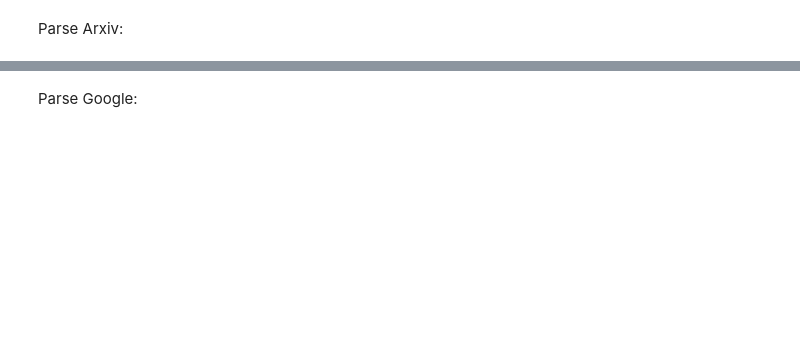
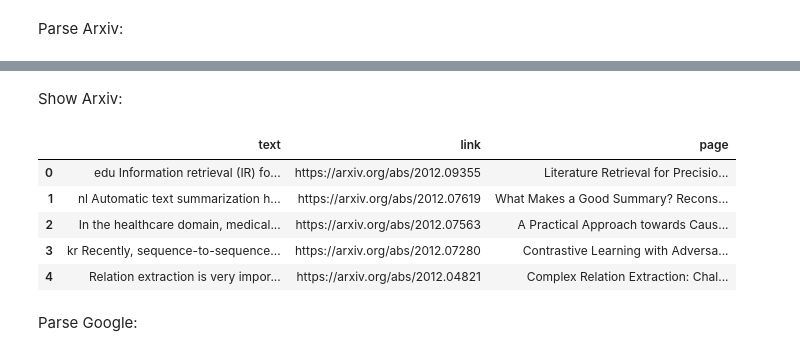
Before and after one commit to SergeyKamenshchikov/Sksummy, a Jupyter notebook: meta.ipynb, the cells around one changed output, grey strips where cells are left out. Cells and saved outputs as stored; diff of their text form; code cells hidden in the pictures; blank space fills up the shorter version.

```diff
--- a/meta.ipynb
+++ b/meta.ipynb
@@ -785,3 +806,11 @@ def get_entities(rawtext, keys_number):
+# %%
+compress = True
+
+wiki_sum = True
+gogle_sum = True
+
+arxiv_sum = True
+patnt_sum = True
 # %% [markdown]
 Create query:
 # %%
@@ -842,0 +888,29 @@ Wall time: 1 s
+# %%
+%%time
+
+arxivtext = ''
+arxivkeys = ''
+
+df_arxiv = pd.DataFrame()
+
+if arxiv_sum == True:
+    try:
+        df_arxiv = parse_arxiv(query, page_number)[2]
+        arxivtext = ''.join(list(df_arxiv['text']))
+
+        if compress == True:
+            arxivtext = coref_res(filter_triplet(arxivtext))
+
+        arxiv_entities = get_entities(arxivtext, keys_number)
+        arxivkeys = graph_keys(arxivtext, keys_number)
+
+        print('|Keywords|:', arxivkeys, '\n')
+        print('|Entities|:', arxiv_entities, '\n')
+
+    except:
+        print('No data')
+
+    df_arxiv.replace('', np.nan, inplace=True)
+    df_arxiv.dropna(inplace=True)
+
+winsound.Beep(2500, 1000)
@@ -843,2 +923,13 @@ Wall time: 1 s
+# %% [markdown]
+Show Arxiv:
+# %%
+df_arxiv.head()
+# %% [output]
+|  | text | link | page |
+| 0 | edu Information retrieval (IR) fo... | https://arxiv.org/abs/2012.09355 | Literature Retrieval for Precisio... |
+| 1 | nl Automatic text summarization h... | https://arxiv.org/abs/2012.07619 | What Makes a Good Summary? Recons... |
+| 2 | In the healthcare domain, medical... | https://arxiv.org/abs/2012.07563 | A Practical Approach towards Caus... |
+| 3 | kr Recently, sequence-to-sequence... | https://arxiv.org/abs/2012.07280 | Contrastive Learning with Adversa... |
+| 4 | Relation extraction is very impor... | https://arxiv.org/abs/2012.04821 | Complex Relation Extraction: Chal... |
 # %% [markdown]
 Parse Google:
```
Also changed, not shown: parts of 54 cells of this notebook.
